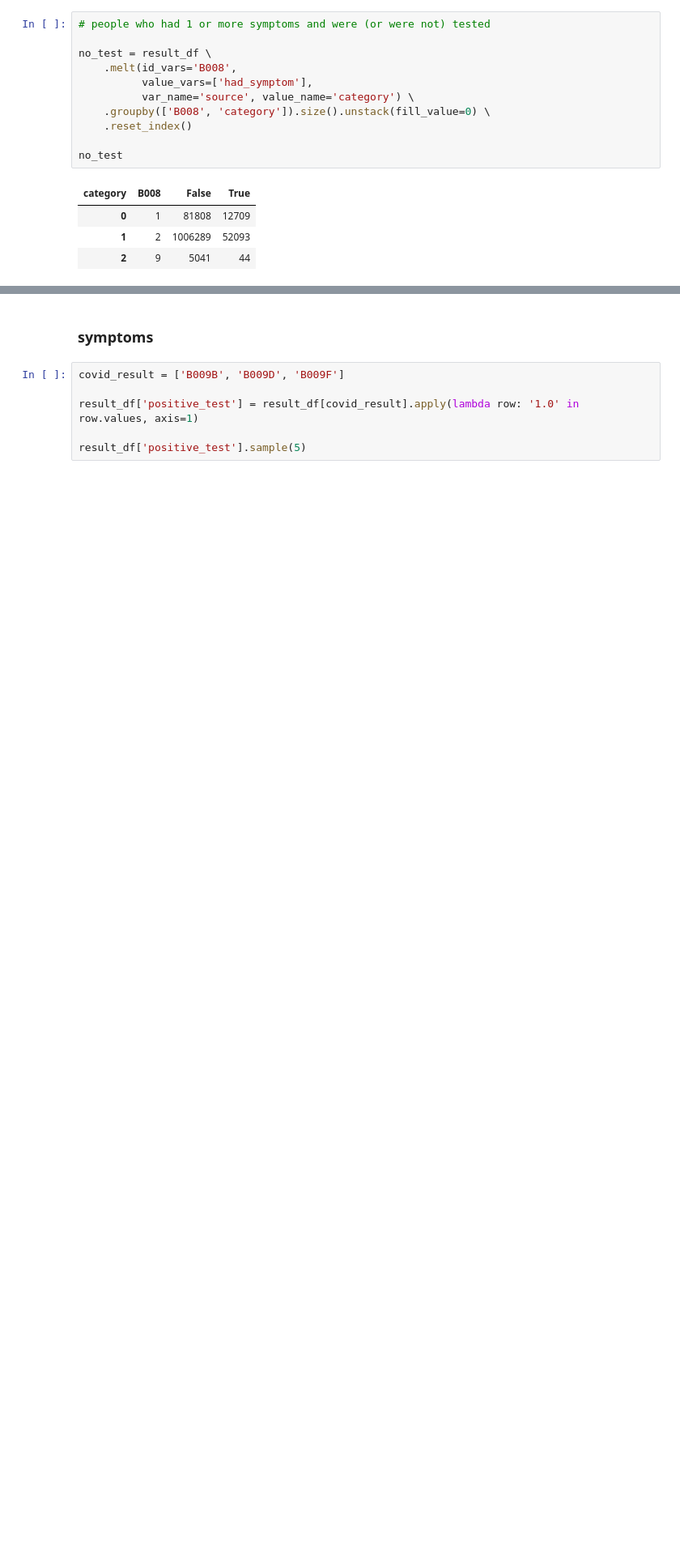
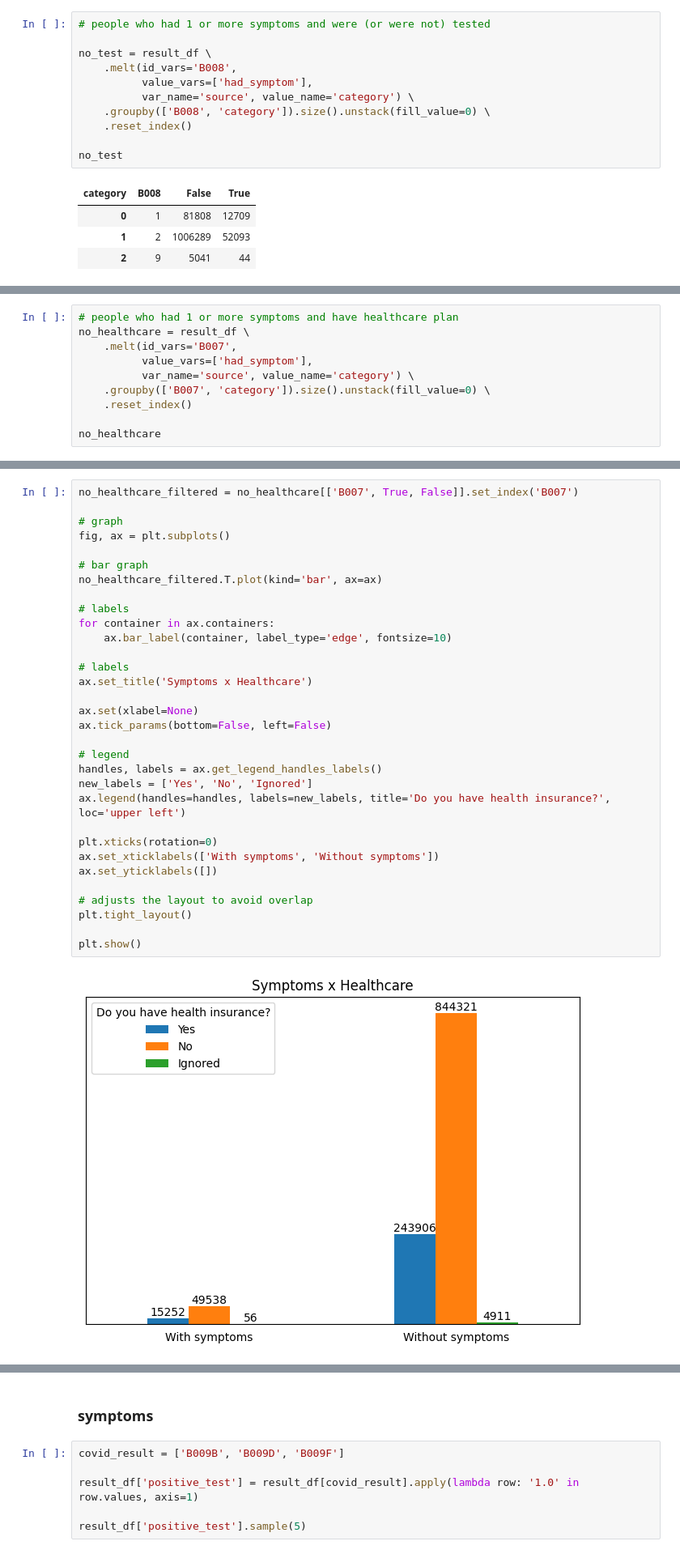
Before and after one commit to pathilink/HospAEinstein_test, a Jupyter notebook: notebook/pnad_eda.ipynb, the cells around one changed output, grey strips where cells are left out. Shown at 81% size. Saved outputs shown, nothing was run; the diff lists cells and outputs as text; blank space fills up the shorter version.

Commit message:
healthcare x test

```diff
--- a/notebook/pnad_eda.ipynb
+++ b/notebook/pnad_eda.ipynb
@@ -1031,0 +1062,10 @@ plt.show()
+# %%
+# people who had 1 or more symptoms and have healthcare plan
+no_healthcare = result_df \
+    .melt(id_vars='B007',
+          value_vars=['had_symptom'],
+          var_name='source', value_name='category') \
+    .groupby(['B007', 'category']).size().unstack(fill_value=0) \
+    .reset_index()
+
+no_healthcare
@@ -1031,0 +1083,34 @@ plt.show()
+# %%
+no_healthcare_filtered = no_healthcare[['B007', True, False]].set_index('B007')
+
+# graph
+fig, ax = plt.subplots()
+
+# bar graph
+no_healthcare_filtered.T.plot(kind='bar', ax=ax)
+
+# labels
+for container in ax.containers:
+    ax.bar_label(container, label_type='edge', fontsize=10)
+
+# labels
+ax.set_title('Symptoms x Healthcare')
+
+ax.set(xlabel=None)
+ax.tick_params(bottom=False, left=False)
+
+# legend
+handles, labels = ax.get_legend_handles_labels()
+new_labels = ['Yes', 'No', 'Ignored']
+ax.legend(handles=handles, labels=new_labels, title='Do you have health insurance?', loc='upper left')
+
+plt.xticks(rotation=0)
+ax.set_xticklabels(['With symptoms', 'Without symptoms'])
+ax.set_yticklabels([])
+
+# adjusts the layout to avoid overlap
+plt.tight_layout()
+
+plt.show()
+# %% [output]
+[figure, added]
```
Also changed, not shown: parts of 37 cells of this notebook.
